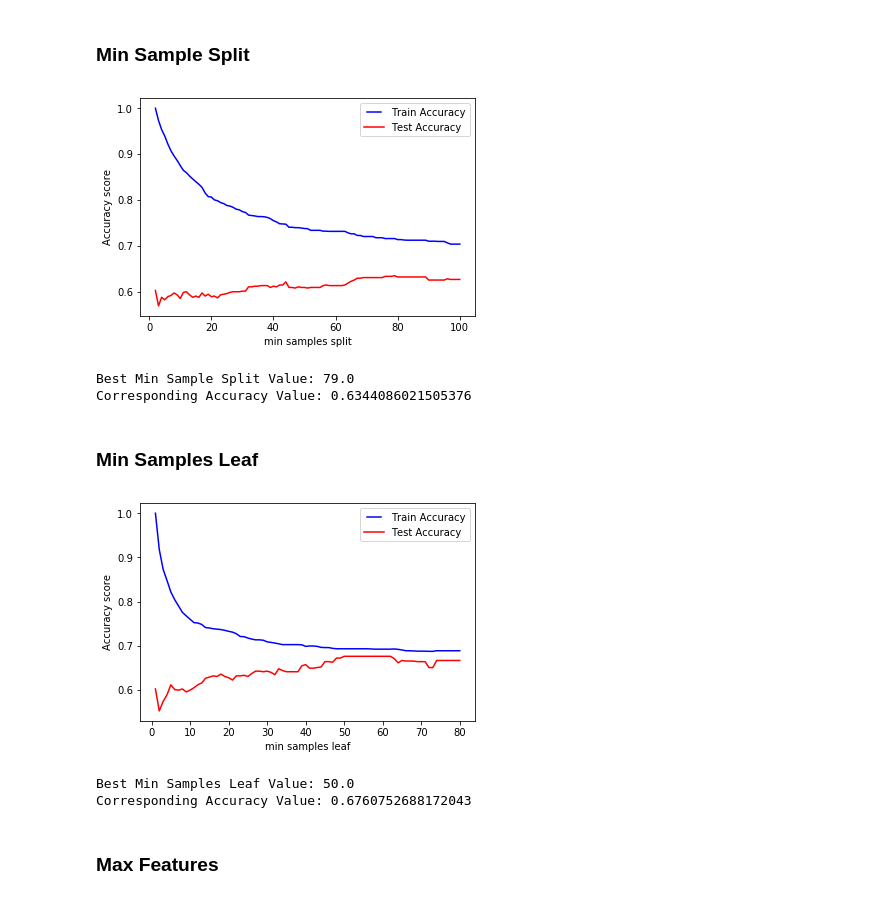
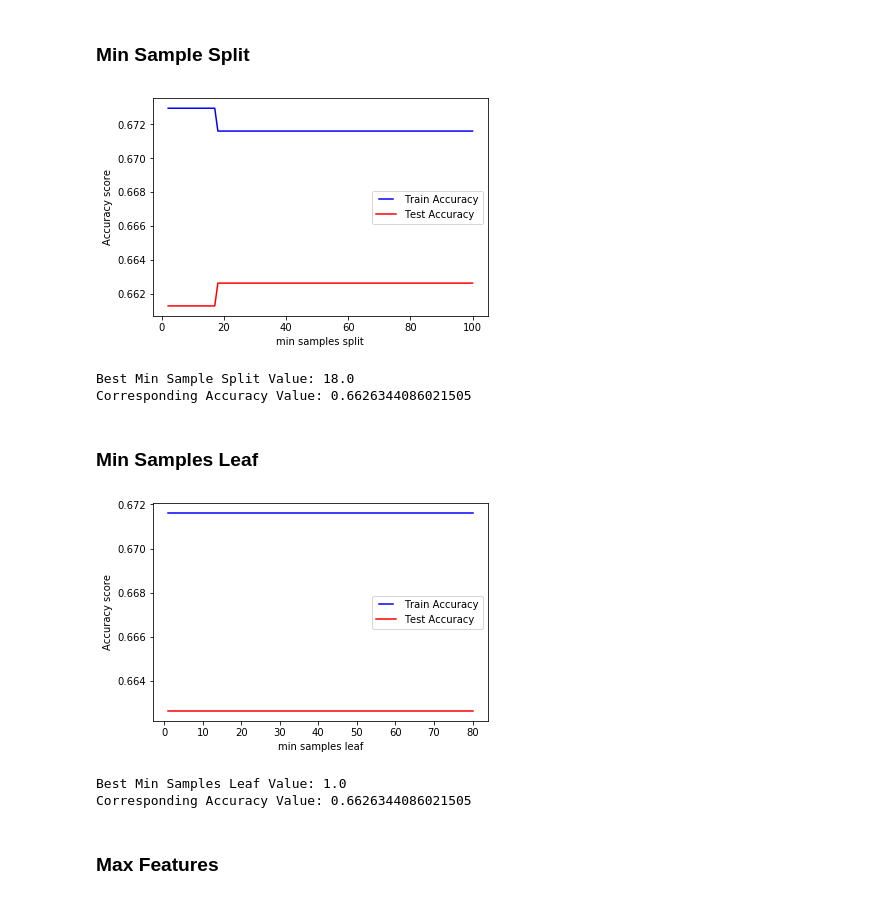
Before and after one commit to jindongyang94/BT4240, a Jupyter notebook: decision_tree/decisiontree.ipynb, the cells around one changed output. Drawn from its saved outputs; the diff is of its cells as text; code cells hidden in the pictures.

```diff
--- a/decision_tree/decisiontree.ipynb
+++ b/decision_tree/decisiontree.ipynb
@@ -349,7 +349,7 @@ min_samples_splits = np.linspace(2, 100, 99, endpoint=True)
 train_results = []
 test_results = []
 for min_samples_split in min_samples_splits:
-    dt = DecisionTreeClassifier(class_weight=None, criterion='gini', max_depth=None,
+    dt = DecisionTreeClassifier(class_weight=None, criterion='gini', max_depth=3,
                                      max_features=None, max_leaf_nodes=None,
                                      min_impurity_split=1e-07, min_samples_leaf=1,
                                      min_samples_split=int(min_samples_split), min_weight_fraction_leaf=0.0,
@@ -378,9 +378,9 @@ best_min_samples_split = min_samples_splits[test_results.index(best_accuracy_sco
 print ('Best Min Sample Split Value:', best_min_samples_split)
 print ('Corresponding Accuracy Value:', best_accuracy_score)
 # %% [output]
-[figure, old version]
+[figure, new version]
-Best Min Sample Split Value: 79.0
-Corresponding Accuracy Value: 0.6344086021505376
+Best Min Sample Split Value: 18.0
+Corresponding Accuracy Value: 0.6626344086021505
 # %% [markdown]
 ### Min Samples Leaf
 # %%
@@ -388,38 +388,38 @@ min_samples_leafs = np.linspace(1, 80, 80, endpoint=True)
 train_results = []
 test_results = []
 for min_samples_leaf in min_samples_leafs:
-    dt = DecisionTreeClassifier(class_weight=None, criterion='gini', max_depth=None,
+    dt = DecisionTreeClassifier(class_weight=None, criterion='gini', max_depth=3,
                                      max_features=None, max_leaf_nodes=None,
                                      min_impurity_split=1e-07, min_samples_leaf=int(min_samples_leaf),
-                                     min_samples_split=2, min_weight_fraction_leaf=0.0,
+                                     min_samples_split=18, min_weight_fraction_leaf=0.0,
                                      presort=False, random_state=100, splitter='best')
     dt.fit(X_train, Y_train)
     train_pred = dt.predict(X_train)
     accuracy_train = accuracy_score(Y_train, train_pred)
     # Add acc score to previous train results
     train_results.append(accuracy_train)
     y_pred = dt.predict(X_test)
     accuracy_test = accuracy_score(Y_test, y_pred)
     # Add acc score to previous test results
     test_results.append(accuracy_test)
 
 line1, = plt.plot(min_samples_leafs, train_results,'b', label="Train Accuracy")
 line2, = plt.plot(min_samples_leafs, test_results, 'r', label="Test Accuracy")
 plt.legend(handler_map={line1: HandlerLine2D(numpoints=2)})
 plt.ylabel("Accuracy score")
 plt.xlabel("min samples leaf")
 plt.show()
 
 # Finding the best score and parameter to use
 
 best_accuracy_score = max(test_results)
 best_min_samples_leaf = min_samples_leafs[test_results.index(best_accuracy_score)]
 print ('Best Min Samples Leaf Value:', best_min_samples_leaf)
 print ('Corresponding Accuracy Value:', best_accuracy_score)
 # %% [output]
-[figure, old version]
+[figure, new version]
-Best Min Samples Leaf Value: 50.0
-Corresponding Accuracy Value: 0.6760752688172043
+Best Min Samples Leaf Value: 1.0
+Corresponding Accuracy Value: 0.6626344086021505
 # %% [markdown]
 ### Max Features
 # %%
```
Also changed, not shown: parts of 17 cells of this notebook.
